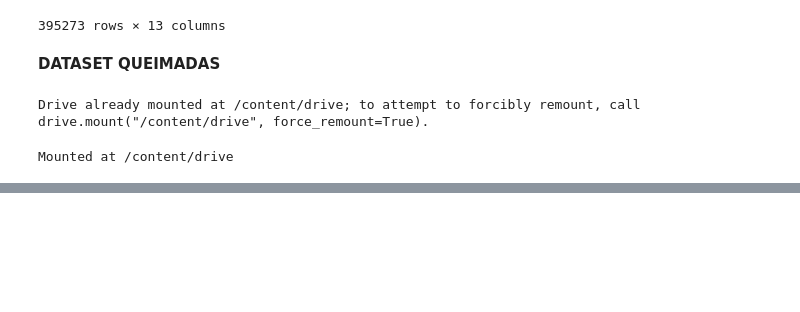
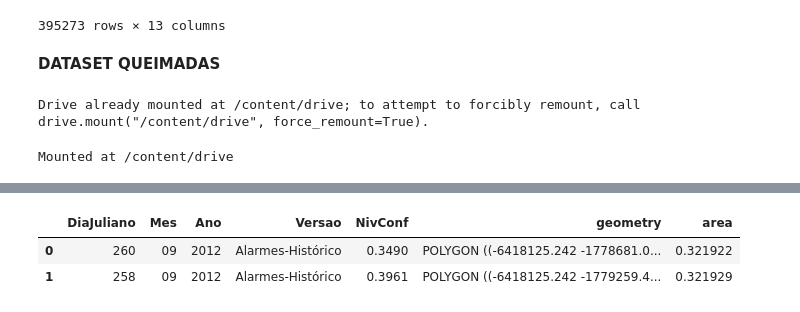
Before and after one commit to charlespimentel/PROJ_QUEIMA_BR, a Jupyter notebook: Inpe_12_21.ipynb, the cells around one changed output, grey strips where cells are left out. Drawn from its saved outputs; the diff is of its cells as text; code cells hidden in the pictures; blank space fills up the shorter version.

```diff
--- a/Inpe_12_21.ipynb
+++ b/Inpe_12_21.ipynb
@@ -251,0 +269,5 @@ DriverError: ignored
+# %%
+tost = queimadas_df_2012.copy()
+tost= tost.to_crs({'init': 'epsg:3857'})
+print (tost.crs)
+tost.head(2)
@@ -251,0 +279,7 @@ DriverError: ignored
+# %%
+tost["area"] = tost['geometry'].area/ 10**6
+tost.head(2)
+# %% [output]
+|  | DiaJuliano | Mes | Ano | Versao | NivConf | geometry | area |
+| 0 | 260 | 09 | 2012 | Alarmes-Histórico | 0.3490 | POLYGON ((-6418125.242 -1778681.0... | 0.321922 |
+| 1 | 258 | 09 | 2012 | Alarmes-Histórico | 0.3961 | POLYGON ((-6418125.242 -1779259.4... | 0.321929 |
```
Also changed, not shown: parts of 5 cells of this notebook.
